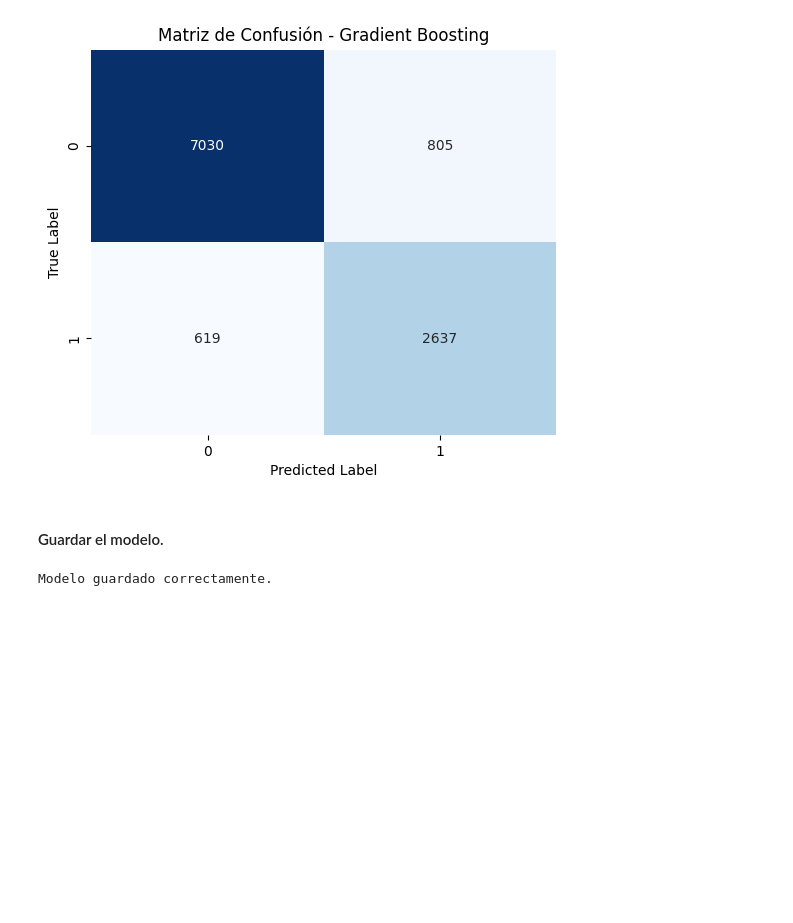
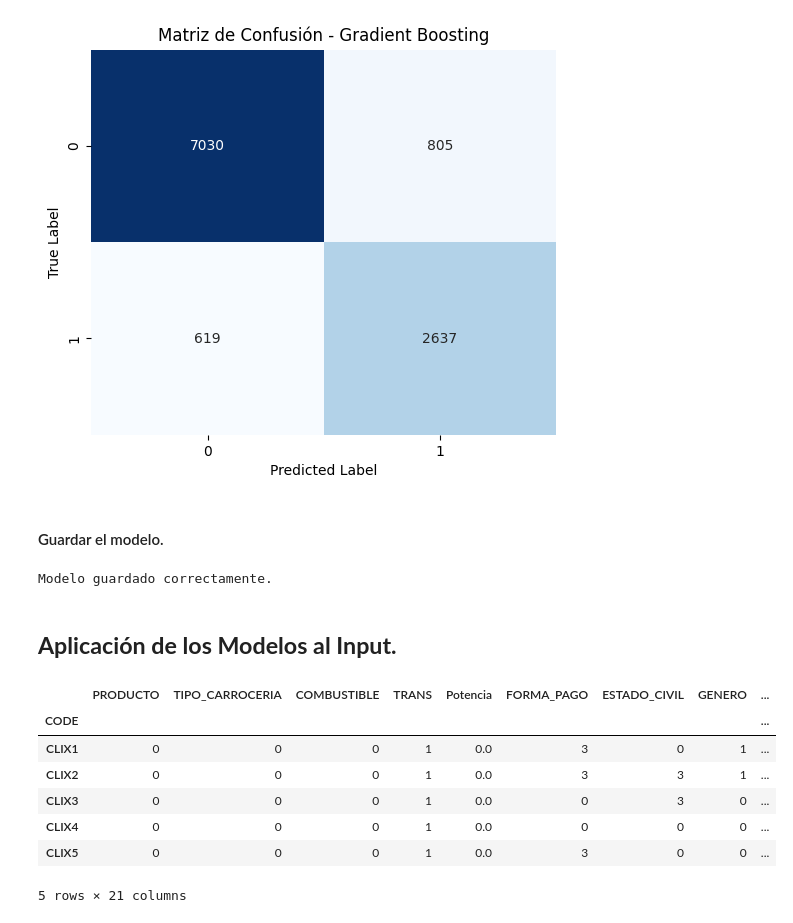
Before and after one commit to clauloro/Caso01_Propensity, a Jupyter notebook: Análisis Exploratorio de Datos - Propensión de Compra.ipynb, the cells around one changed output. Drawn from its saved outputs; the diff is of its cells as text; code cells hidden in the pictures; blank space fills up the shorter version.

```diff
--- a/Análisis Exploratorio de Datos - Propensión de Compra.ipynb
+++ b/Análisis Exploratorio de Datos - Propensión de Compra.ipynb
@@ -1808,3 +1828,5 @@ joblib.dump(model, "models/modelo_gradient_boosting.pkl")
 print("Modelo guardado correctamente.")
 # %% [output]
 Modelo guardado correctamente.
+# %% [markdown]
+## **Aplicación de los Modelos al Input.**
@@ -1810,0 +1836,12 @@ Modelo guardado correctamente.
+# %%
+# Revisar los datos
+df.head()
+# %% [output]
+|  | PRODUCTO | TIPO_CARROCERIA | COMBUSTIBLE | TRANS | Potencia | FORMA_PAGO | ESTADO_CIVIL | GENERO | ... |
+| CODE |  |  |  |  |  |  |  |  | ... |
+| CLIX1 | 0 | 0 | 0 | 1 | 0.0 | 3 | 0 | 1 | ... |
+| CLIX2 | 0 | 0 | 0 | 1 | 0.0 | 3 | 3 | 1 | ... |
+| CLIX3 | 0 | 0 | 0 | 1 | 0.0 | 0 | 3 | 0 | ... |
+| CLIX4 | 0 | 0 | 0 | 1 | 0.0 | 0 | 0 | 0 | ... |
+| CLIX5 | 0 | 0 | 0 | 1 | 0.0 | 3 | 0 | 0 | ... |
+5 rows × 21 columns
```
Also changed, not shown: parts of 38 cells of this notebook, 1 other file.
